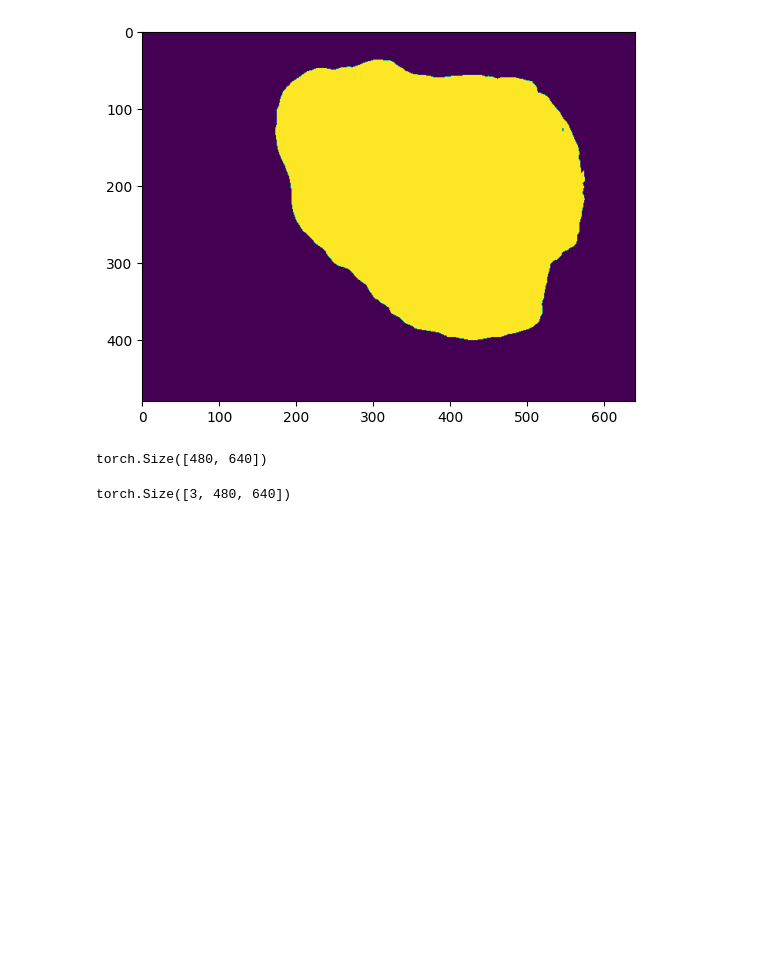
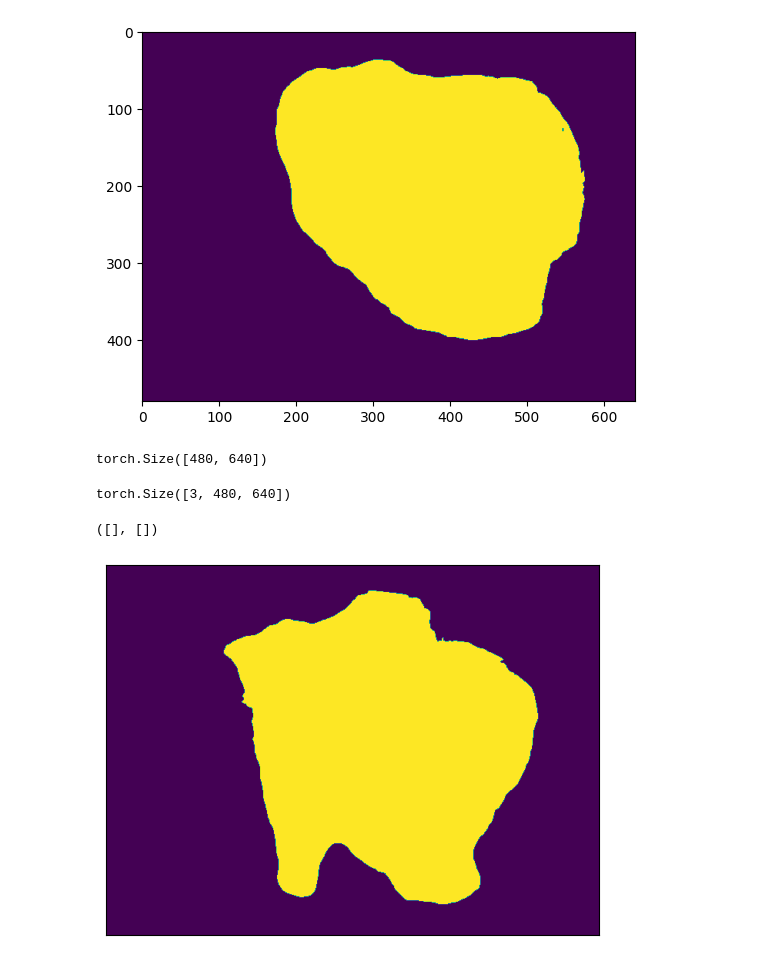
Before and after one commit to Oatsty/nutrition5k, a Jupyter notebook: bar.ipynb, the cells around one changed output. Saved outputs shown, nothing was run; the diff lists cells and outputs as text; code cells hidden in the pictures; blank space fills up the shorter version.

```diff
--- a/bar.ipynb
+++ b/bar.ipynb
@@ -375,3 +375,13 @@ import copy
 
 mask_all_new = mask_all.repeat(2,1,1)
 torch.save(mask_all_new,mask_all_path)
+# %%
+import torch
+import matplotlib.pyplot as plt
+mask = torch.load('/srv/datasets2/nutrition5k_dataset/imagery/realsense_overhead/dish_1560369294/mask.pt')
+plt.imshow(mask)
+plt.xticks([])
+plt.yticks([])
+# %% [output]
+([], [])
+[figure, added]
```
Also changed, not shown: 27 other files.
